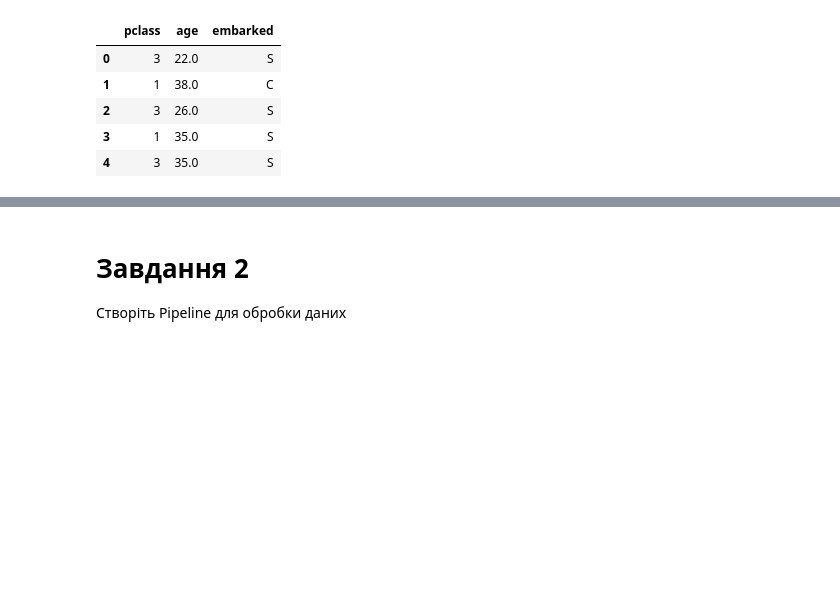
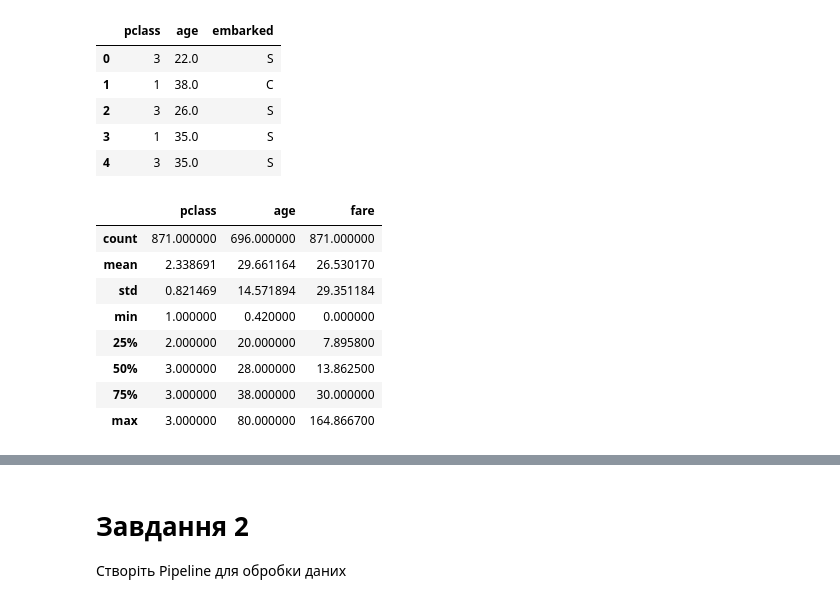
Before and after one commit to Margo-s-M/AI_Colab, a Jupyter notebook: ДЗ_8_decisionnTree.ipynb, the cells around one changed output, grey strips where cells are left out. Cells and saved outputs as stored; diff of their text form; code cells hidden in the pictures; blank space fills up the shorter version.

```diff
--- a/ДЗ_8_decisionnTree.ipynb
+++ b/ДЗ_8_decisionnTree.ipynb
@@ -37,5 +37,5 @@ df.boxplot('fare')
 # %%
-mask = df['fare'] < 300
+mask = df['fare'] < 200
 df = df[mask]
 # %%
 y = df['fare']
@@ -48,3 +48,15 @@ X.head(5)
 | 2 | 3 | 26.0 | S |
 | 3 | 1 | 35.0 | S |
 | 4 | 3 | 35.0 | S |
+# %%
+df.describe()
+# %% [output]
+|  | pclass | age | fare |
+| count | 871.000000 | 696.000000 | 871.000000 |
+| mean | 2.338691 | 29.661164 | 26.530170 |
+| std | 0.821469 | 14.571894 | 29.351184 |
+| min | 1.000000 | 0.420000 | 0.000000 |
+| 25% | 2.000000 | 20.000000 | 7.895800 |
+| 50% | 3.000000 | 28.000000 | 13.862500 |
+| 75% | 3.000000 | 38.000000 | 30.000000 |
+| max | 3.000000 | 80.000000 | 164.866700 |
```
Also changed, not shown: parts of 10 cells of this notebook.
